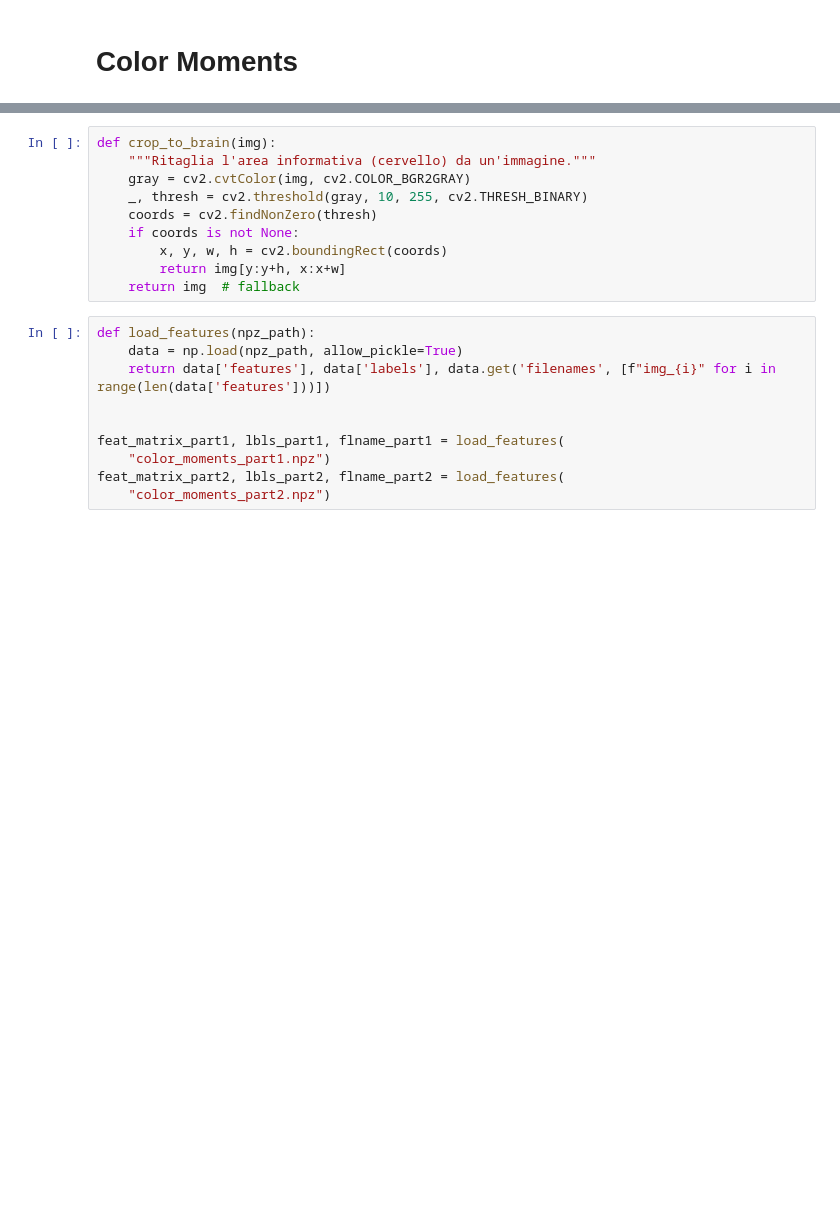
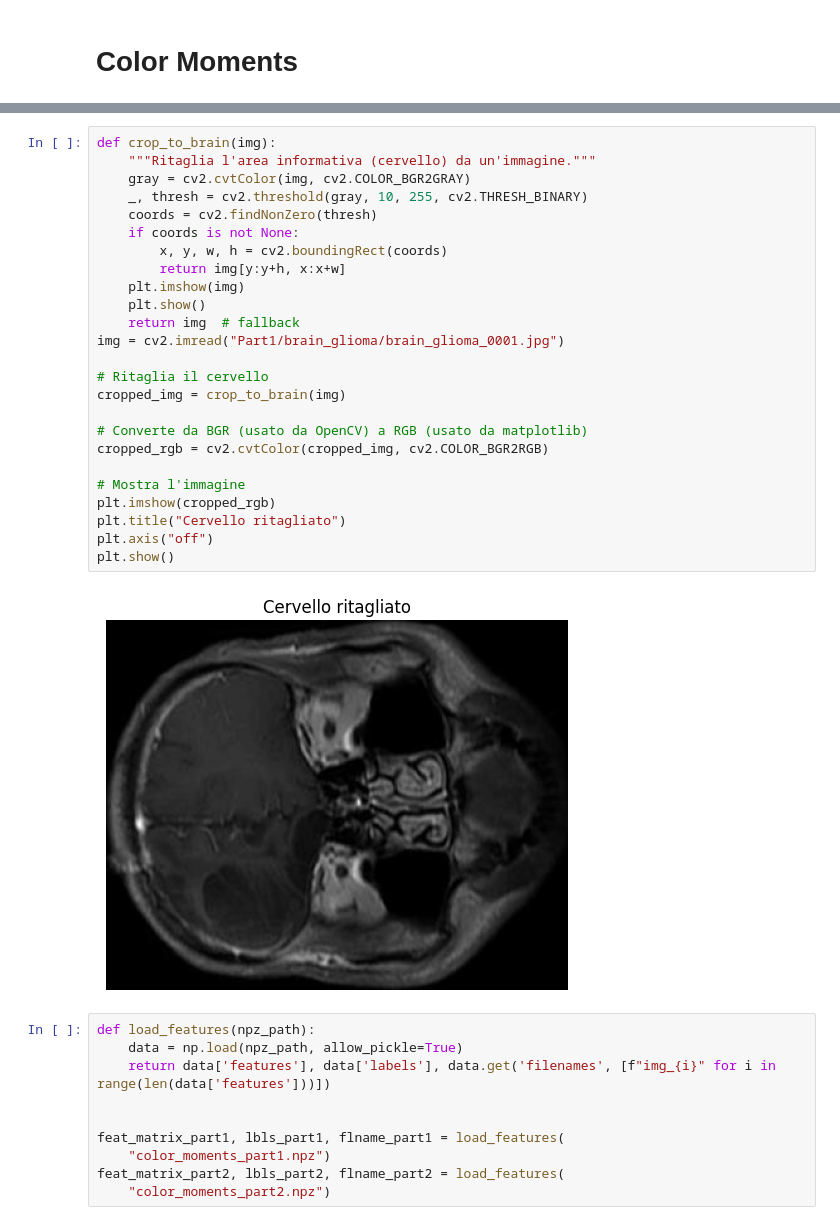
Before and after one commit to Calienn/DBmulti, a Jupyter notebook: Color_moments.ipynb, the cells around one changed output, grey strips where cells are left out. Cells and saved outputs as stored; diff of their text form; blank space fills up the shorter version.

Commit message:
aggiunta plot

```diff
--- a/Color_moments.ipynb
+++ b/Color_moments.ipynb
@@ -61,13 +62,30 @@ Questa immagine verrà utilizzata successivamente nei task di estrazione dei des
 # %%
 def crop_to_brain(img):
     """Ritaglia l'area informativa (cervello) da un'immagine."""
     gray = cv2.cvtColor(img, cv2.COLOR_BGR2GRAY)
     _, thresh = cv2.threshold(gray, 10, 255, cv2.THRESH_BINARY)
     coords = cv2.findNonZero(thresh)
     if coords is not None:
         x, y, w, h = cv2.boundingRect(coords)
         return img[y:y+h, x:x+w]
+    plt.imshow(img)
+    plt.show()
     return img  # fallback
+img = cv2.imread("Part1/brain_glioma/brain_glioma_0001.jpg")
+
+# Ritaglia il cervello
+cropped_img = crop_to_brain(img)
+
+# Converte da BGR (usato da OpenCV) a RGB (usato da matplotlib)
+cropped_rgb = cv2.cvtColor(cropped_img, cv2.COLOR_BGR2RGB)
+
+# Mostra l'immagine
+plt.imshow(cropped_rgb)
+plt.title("Cervello ritagliato")
+plt.axis("off")
+plt.show()
+# %% [output]
+[figure, added]
 # %%
 def load_features(npz_path):
     data = np.load(npz_path, allow_pickle=True)
```
Also changed, not shown: parts of 38 cells of this notebook.
